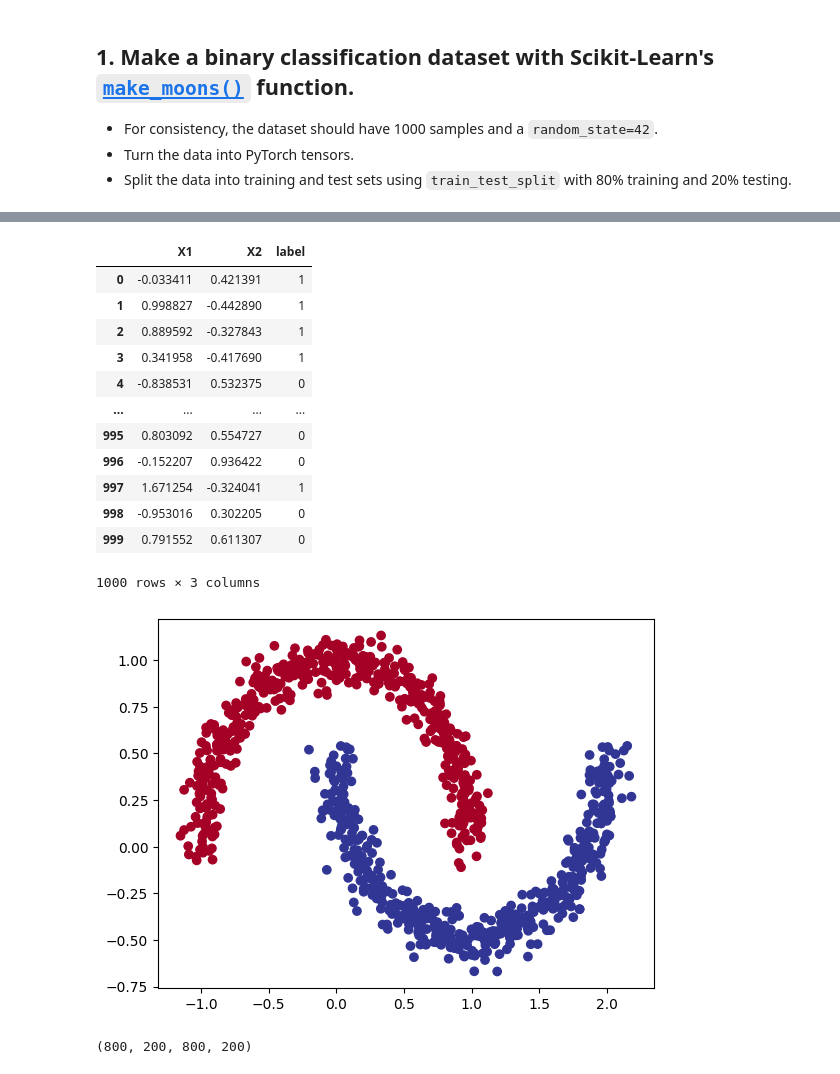
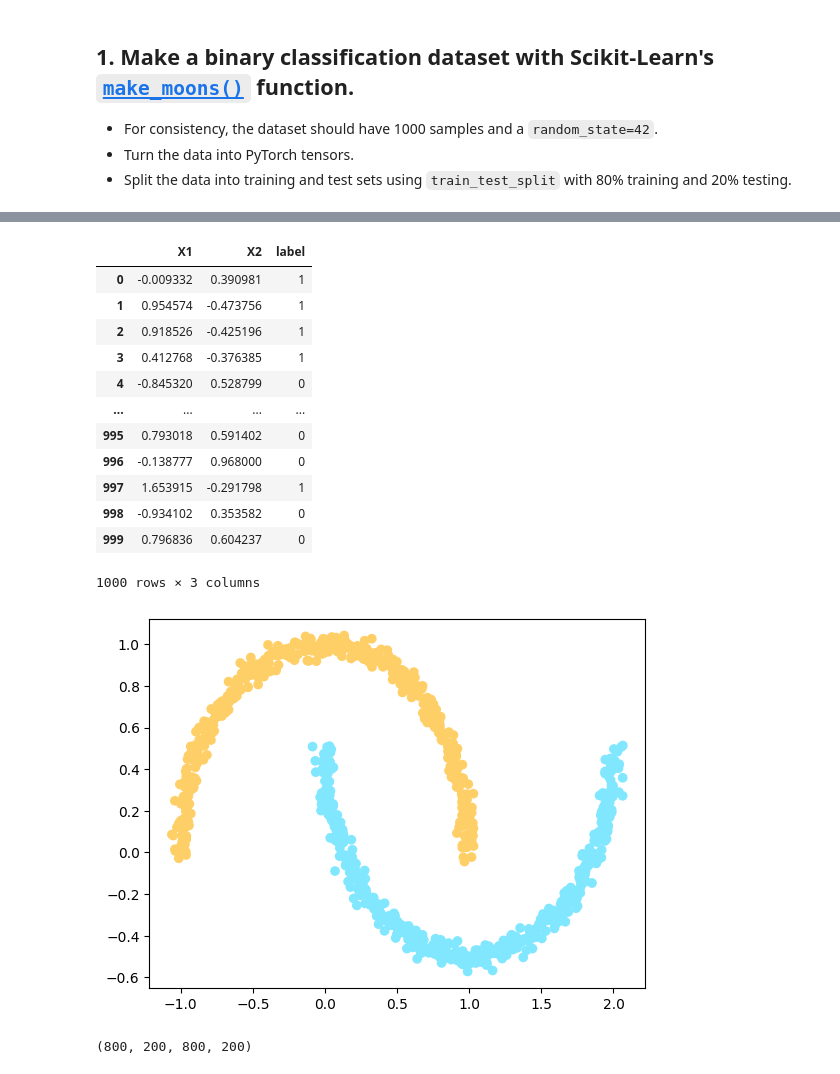
Before and after one commit to pirisc/Background-generator, a Jupyter notebook: extras/exercises/02_pytorch_classification_exercises.ipynb, the cells around one changed output, grey strips where cells are left out. Cells and saved outputs as stored; diff of their text form; code cells hidden in the pictures.

```diff
--- a/extras/exercises/02_pytorch_classification_exercises.ipynb
+++ b/extras/exercises/02_pytorch_classification_exercises.ipynb
@@ -31,10 +31,8 @@ RANDOM_SEED = 42
 # %%
 # Create a dataset with Scikit-Learn's make_moons()
 from sklearn.datasets import make_moons
-
-# Make 1000 samples
 n_samples = 1000
 
 X, y = make_moons(n_samples,
-                  noise = 0.07,
-                  random_state=RANDOM_SEED)
+                  noise = 0.03,
+                  random_state = RANDOM_SEED)
@@ -61,27 +43,27 @@ moons = pd.DataFrame({"X1":X[:,0], "X2":X[:,1], "label":y})
 moons
 # %% [output]
 |  | X1 | X2 | label |
-| 0 | -0.033411 | 0.421391 | 1 |
-| 1 | 0.998827 | -0.442890 | 1 |
-| 2 | 0.889592 | -0.327843 | 1 |
-| 3 | 0.341958 | -0.417690 | 1 |
-| 4 | -0.838531 | 0.532375 | 0 |
+| 0 | -0.009332 | 0.390981 | 1 |
+| 1 | 0.954574 | -0.473756 | 1 |
+| 2 | 0.918526 | -0.425196 | 1 |
+| 3 | 0.412768 | -0.376385 | 1 |
+| 4 | -0.845320 | 0.528799 | 0 |
 | ... | ... | ... | ... |
-| 995 | 0.803092 | 0.554727 | 0 |
-| 996 | -0.152207 | 0.936422 | 0 |
-| 997 | 1.671254 | -0.324041 | 1 |
-| 998 | -0.953016 | 0.302205 | 0 |
-| 999 | 0.791552 | 0.611307 | 0 |
+| 995 | 0.793018 | 0.591402 | 0 |
+| 996 | -0.138777 | 0.968000 | 0 |
+| 997 | 1.653915 | -0.291798 | 1 |
+| 998 | -0.934102 | 0.353582 | 0 |
+| 999 | 0.796836 | 0.604237 | 0 |
 1000 rows × 3 columns
 # %%
 # Visualize the data on a scatter plot
 import matplotlib.pyplot as plt
-plt.scatter(x=X[:,0],
-            y=X[:,1],
-            c=y,
-            cmap=plt.cm.RdYlBu);
+plt.scatter(x = X[:,0],
+            y = X[:,1],
+            c = y,
+            cmap = plt.cm.managua);
 # %% [output]
-[figure, old version]
+[figure, new version]
 # %%
 # Turn data into tensors of dtype float
 X = torch.from_numpy(X).type(torch.float)
```
Also changed, not shown: parts of 24 cells of this notebook.
